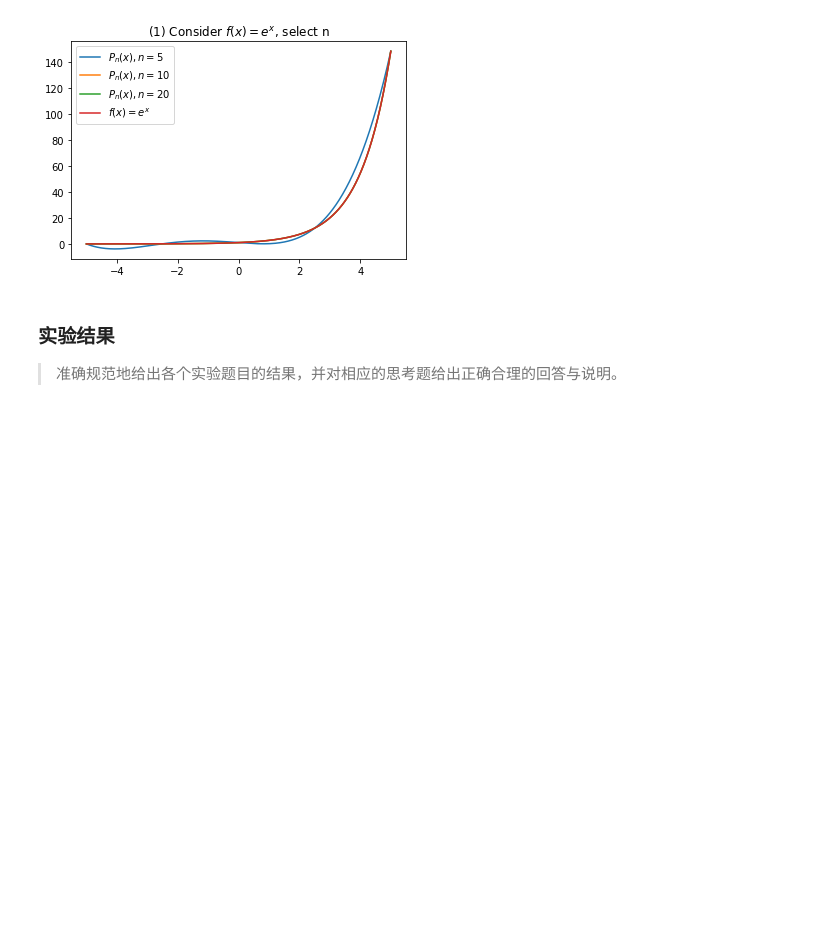
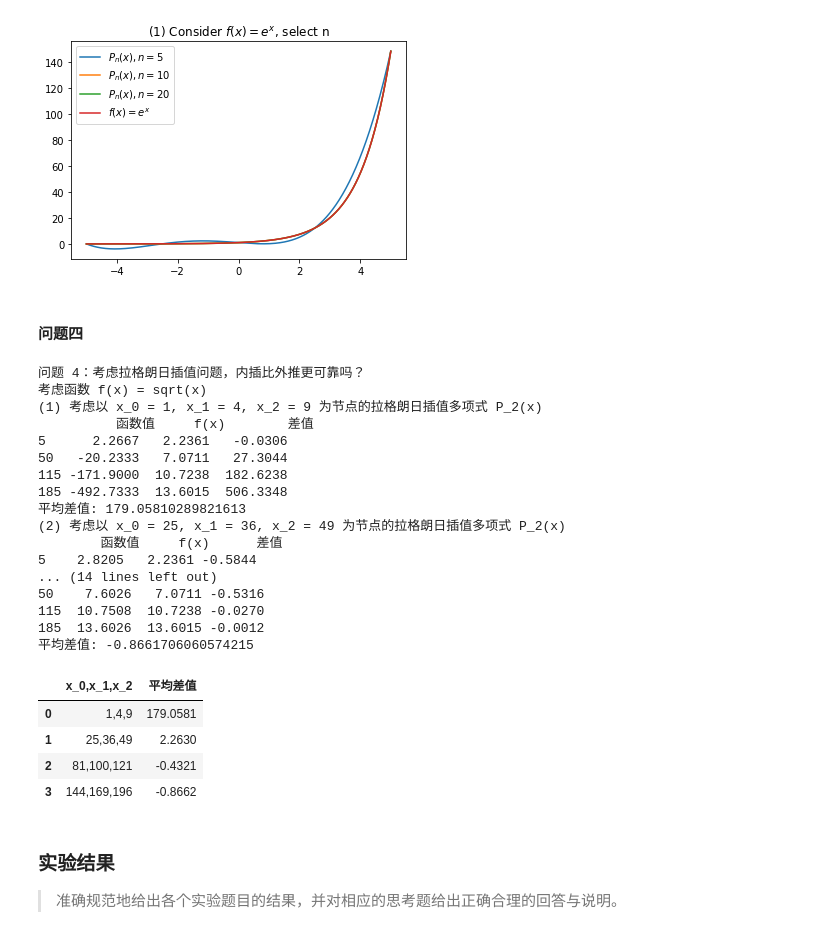
Before and after one commit to chiro2001/computational-methods-lab, a Jupyter notebook: notebooks/实验一.ipynb, the cells around one changed output. Cells and saved outputs as stored; diff of their text form; code cells hidden in the pictures; blank space fills up the shorter version.

```diff
--- a/notebooks/lab01.ipynb
+++ b/notebooks/实验一.ipynb
@@ -278,6 +280,69 @@ problem2()
 [figure]
 [figure]
 [figure]
+# %% [markdown]
+#### 问题四
+# %%
+def problem4():
+    print("问题 4：考虑拉格朗日插值问题，内插比外推更可靠吗？")
+
+    def f(x: float):
+        return np.sqrt(x)
+
+    target_x = [5, 50, 115, 185]
+
+    print("考虑函数 f(x) = sqrt(x)")
+
+    def do_by_node(index: int, nodes: list):
+        print(f"({index}) 考虑以", ", ".join(
+            [f"x_{i} = {nodes[i]}" for i in range(3)]), "为节点的拉格朗日插值多项式 P_2(x)")
+        print(DataFrame({
+            "函数值": {x: P(f, nodes, x) for x in target_x},
+            "f(x)": {x: f(x) for x in target_x},
+            "差值": {x: f(x) - P(f, nodes, x) for x in target_x}
+        }).round(4))
+        mean = np.mean([f(x) - P(f, nodes, x) for x in target_x])
+        print("平均差值:", mean)
+        return mean
+
+    nodes_data = [
+        [(i + 1) ** 2 for i in range(3)],
+        [(i + 5) ** 2 for i in range(3)],
+        [(i + 9) ** 2 for i in range(3)],
+        [(i + 12) ** 2 for i in range(3)]
+    ]
+    means = [do_by_node(i + 1, nodes=nodes_data[i])
+             for i in range(len(nodes_data))]
+    return DataFrame({
+        "x_0,x_1,x_2": [",".join([str(n) for n in nodes_data[i]]) for i in range(len(nodes_data))],
+        "平均差值": [means[i] for i in range(len(nodes_data))]
+    }).round(4)
+
+
+problem4()
+# %% [output]
+问题 4：考虑拉格朗日插值问题，内插比外推更可靠吗？
+考虑函数 f(x) = sqrt(x)
+(1) 考虑以 x_0 = 1, x_1 = 4, x_2 = 9 为节点的拉格朗日插值多项式 P_2(x)
+          函数值     f(x)        差值
+5      2.2667   2.2361   -0.0306
+50   -20.2333   7.0711   27.3044
+115 -171.9000  10.7238  182.6238
+185 -492.7333  13.6015  506.3348
+平均差值: 179.05810289821613
+(2) 考虑以 x_0 = 25, x_1 = 36, x_2 = 49 为节点的拉格朗日插值多项式 P_2(x)
+        函数值     f(x)      差值
+5    2.8205   2.2361 -0.5844
+... (14 lines left out)
+50    7.6026   7.0711 -0.5316
+115  10.7508  10.7238 -0.0270
+185  13.6026  13.6015 -0.0012
+平均差值: -0.8661706060574215
+|  | x_0,x_1,x_2 | 平均差值 |
+| 0 | 1,4,9 | 179.0581 |
+| 1 | 25,36,49 | 2.2630 |
+| 2 | 81,100,121 | -0.4321 |
+| 3 | 144,169,196 | -0.8662 |
 # %% [markdown]
 ### 实验结果
 
```
Also changed, not shown: parts of 11 cells of this notebook, 3 other files.
